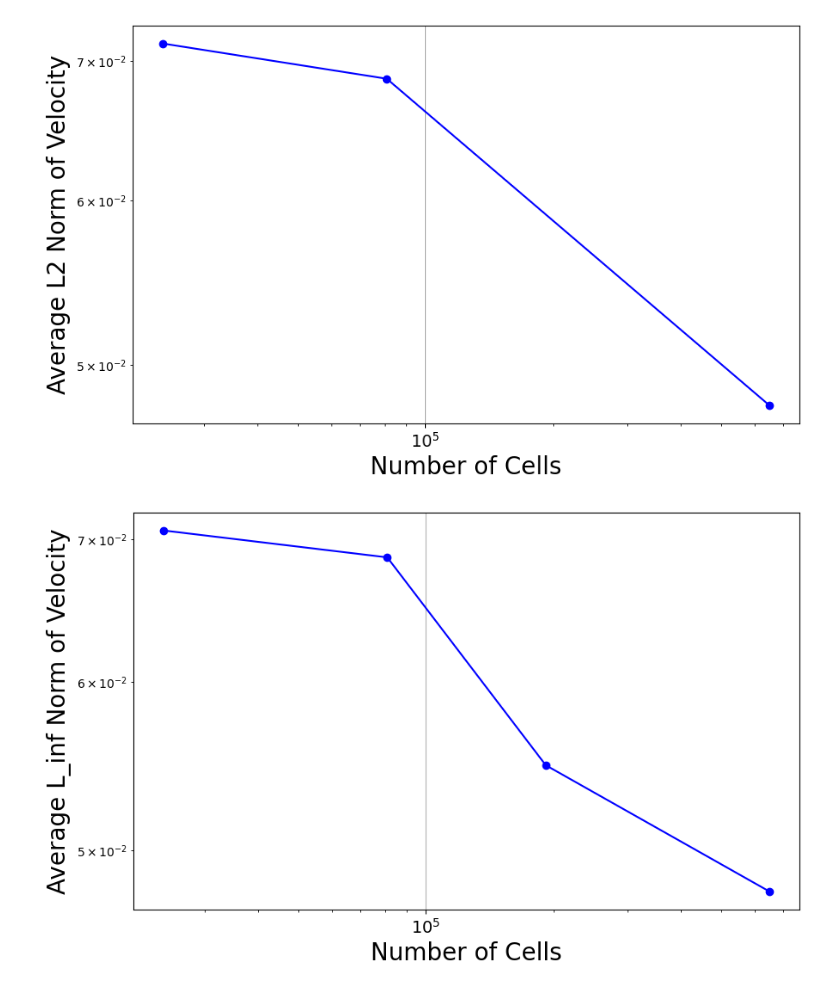
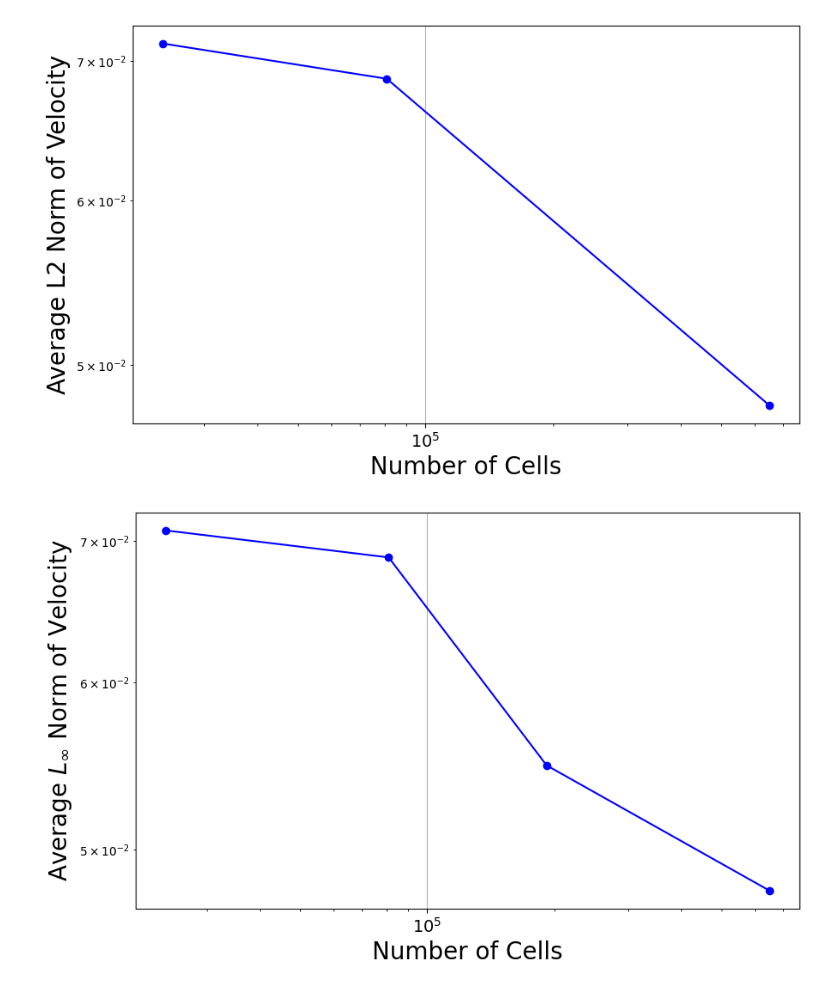
Before and after one commit to asarmakeeva/multiphaseIB, a Jupyter notebook: reproPack/postprocessing/single_sphere.ipynb, the cells around one changed output. Drawn from its saved outputs; the diff is of its cells as text; code cells hidden in the pictures.

```diff
--- a/reproPack/postprocessing/single_sphere.ipynb
+++ b/reproPack/postprocessing/single_sphere.ipynb
@@ -252,32 +253,32 @@ import matplotlib.pyplot as plt
 def calculate_l_inf_norm(velocity_data):
     # Вычисление L_inf нормы для каждого временного шага
     l_inf_norms = np.max(np.abs(velocity_data[:, 1:]), axis=1)
     return l_inf_norms
 
 # Расчет L_inf норм для каждого набора данных
 l_inf_norm_1 = calculate_l_inf_norm(par1vel_1)
 l_inf_norm_2 = calculate_l_inf_norm(par1vel_2)
 l_inf_norm_3 = calculate_l_inf_norm(par1vel_3)
 l_inf_norm_4 = calculate_l_inf_norm(par1vel_4)
 
 # Теперь l_inf_norm_1, l_inf_norm_2, l_inf_norm_3, l_inf_norm_4 содержат L_inf нормы для каждого набора данных
 
 # Теперь создадим график для L_inf норм
 cell_counts = np.array([24000, 81000, 192000, 648000])  # Update this with your actual cell counts
 l_inf_norms = [np.mean(l_inf_norm_1), np.mean(l_inf_norm_2), np.mean(l_inf_norm_3), np.mean(l_inf_norm_4)]
 
 # Создание графика сходимости
 plt.figure(figsize=(10, 6))
 plt.plot(cell_counts, l_inf_norms, 'o-', color='blue', label='L_inf Norm Data')
 plt.xlabel('Number of Cells',fontsize = 20)
-plt.ylabel('Average L_inf Norm of Velocity',fontsize = 20)
+plt.ylabel('Average $L_{\infty}$ Norm of Velocity',fontsize = 20)
 #plt.title('L_inf Norm Convergence Plot')
 #plt.legend()
 plt.grid(True)
 plt.tick_params(axis='both', labelsize = 14)
 plt.xscale('log')
 plt.yscale('log')
 plt.savefig('l_inf.png')
 plt.show()
 # %% [output]
-[figure, old version]
+[figure, new version]
```
Also changed, not shown: parts of 1 cell of this notebook, 8 other files.
